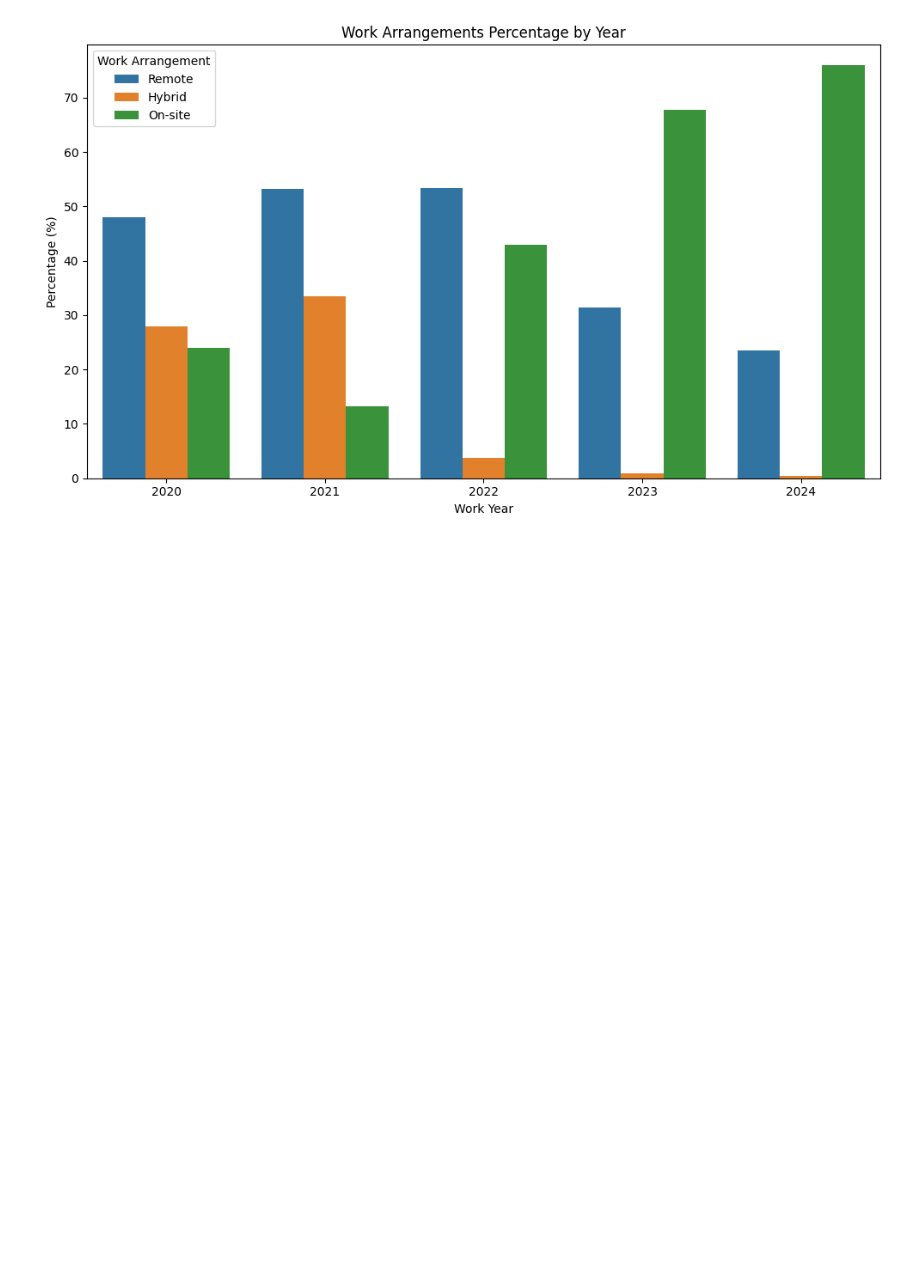
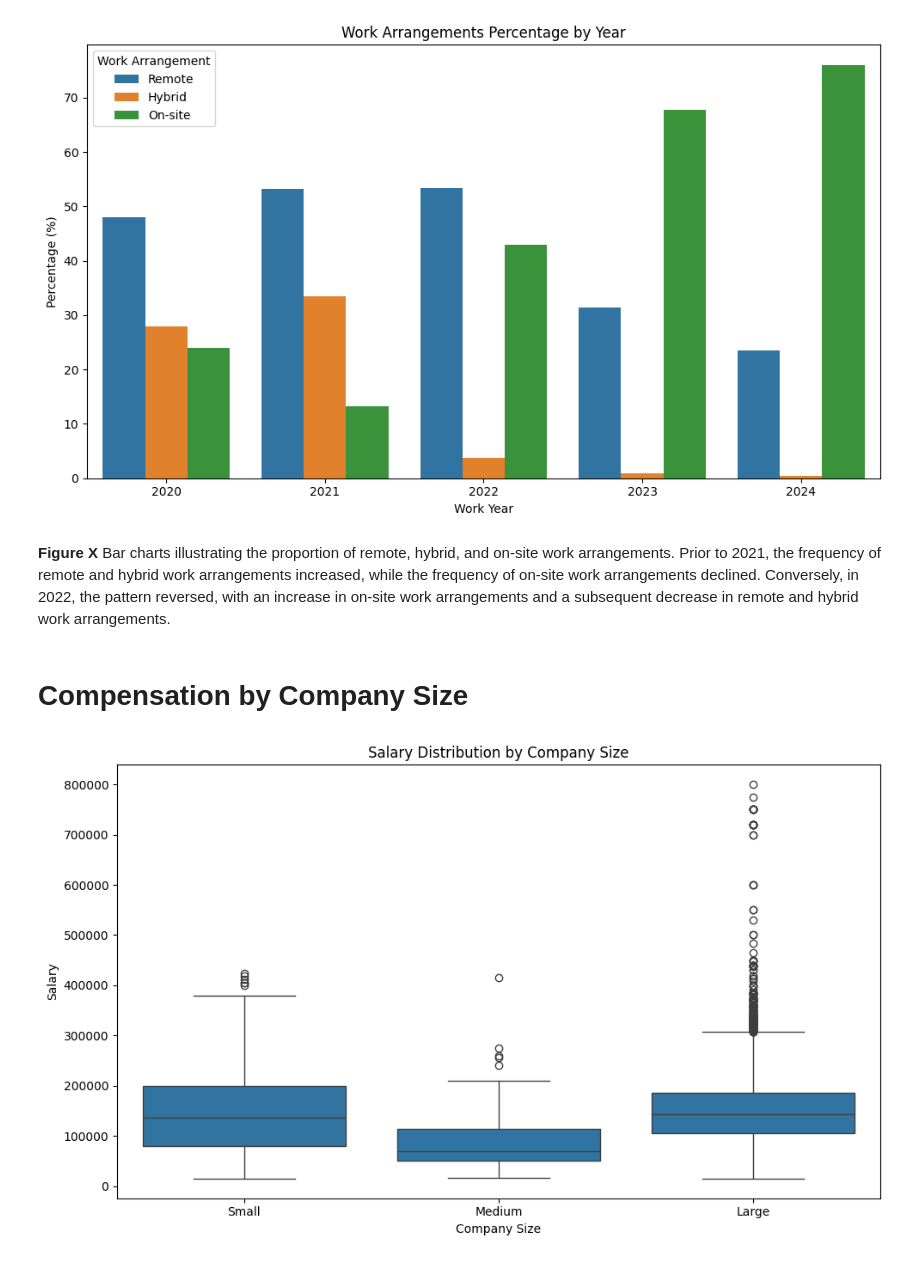
Before and after one commit to jschwxrz/datascience-salary, a Jupyter notebook: DataScienceSalary.ipynb, the cells around one changed output. Cells and saved outputs as stored; diff of their text form; code cells hidden in the pictures; blank space fills up the shorter version.

Commit message:
Update descriptions, add salary by company size

```diff
--- a/DataScienceSalary.ipynb
+++ b/DataScienceSalary.ipynb
@@ -155,3 +156,18 @@ plt.tight_layout()
 plt.show()
 # %% [output]
 [figure]
+# %% [markdown]
+**Figure X** Bar charts illustrating the proportion of remote, hybrid, and on-site work arrangements. Prior to 2021, the frequency of remote and hybrid work arrangements increased, while the frequency of on-site work arrangements declined. Conversely, in 2022, the pattern reversed, with an increase in on-site work arrangements and a subsequent decrease in remote and hybrid work arrangements.
+# %% [markdown]
+# Compensation by Company Size
+# %%
+plt.figure(figsize=(10, 6))
+sns.boxplot(x='company_size', y='salary_in_usd', data=df)
+plt.title('Salary Distribution by Company Size')
+plt.xlabel('Company Size')
+plt.ylabel('Salary')
+plt.xticks(ticks=[0, 1, 2], labels=['Small', 'Medium', 'Large'], rotation=0)
+plt.tight_layout()
+plt.show()
+# %% [output]
+[figure, added]
```
Also changed, not shown: parts of 4 cells of this notebook.
